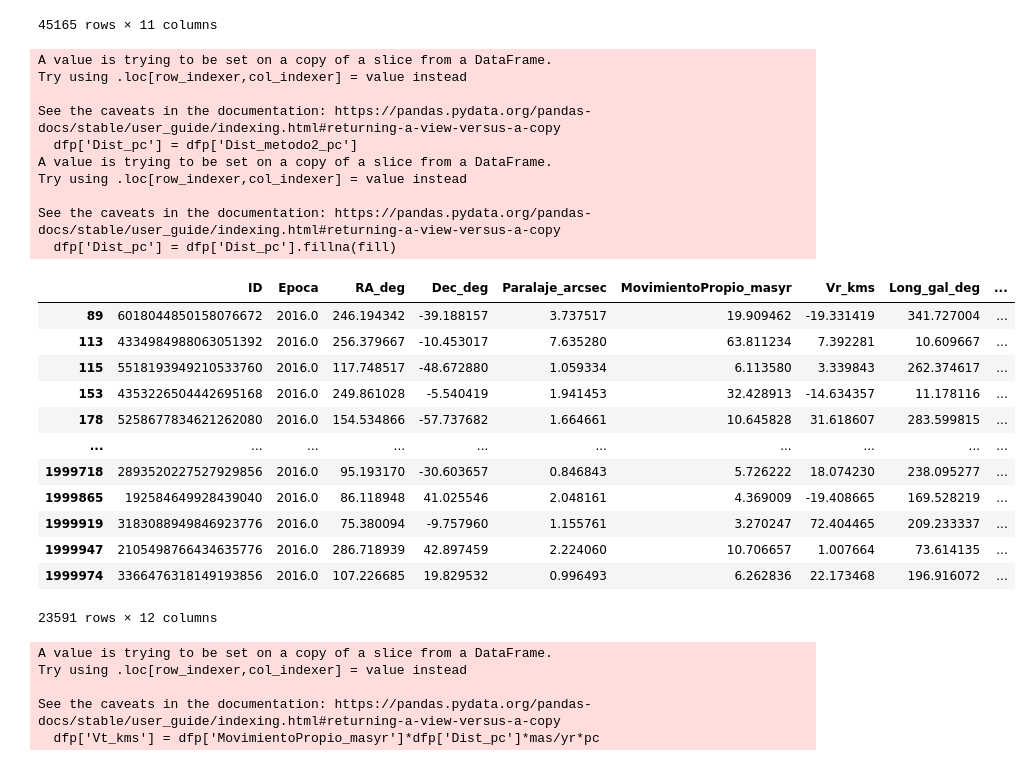
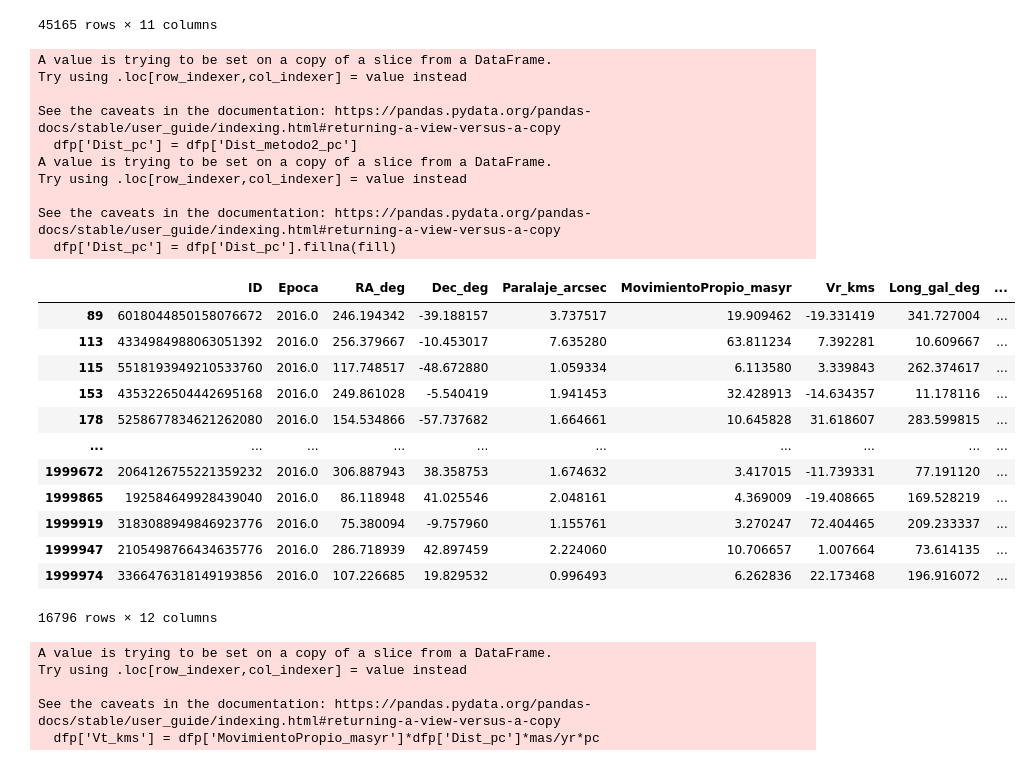
Before and after one commit to SantiagoJulioD/Galaxias, a Jupyter notebook: Parcial practico 2/Galaxias_p2.ipynb, the cells around one changed output. Saved outputs shown, nothing was run; the diff lists cells and outputs as text; code cells hidden in the pictures.

```diff
--- a/Parcial practico 2/Galaxias_p2.ipynb
+++ b/Parcial practico 2/Galaxias_p2.ipynb
@@ -182,33 +180,38 @@ dfp
 | 1999974 | 3366476318149193856 | 2016.0 | 107.226685 | 19.829532 | 0.996493 | 6.262836 | 22.173468 | 196.916072 | ... |
 45165 rows × 11 columns
 # %%
+# escoge el valor de la distancia del Sol a la estrella
+
 dfp['Dist_pc'] = dfp['Dist_metodo2_pc']
 fill = dfp.loc[dfp['Dist_metodo2_pc'].isna(),'Dist_metodo1_pc']
 dfp['Dist_pc'] = dfp['Dist_pc'].fillna(fill)
-dfp = dfp[dfp['Dist_pc']<1500]
+
+# filtra las estrellas en el vecindario solar
+
+dfp = dfp[dfp['Dist_pc']<1000]
 dfp
 # %% [output]
 A value is trying to be set on a copy of a slice from a DataFrame.
 Try using .loc[row_indexer,col_indexer] = value instead
 
 See the caveats in the documentation: https://pandas.pydata.org/pandas-docs/stable/user_guide/indexing.html#returning-a-view-versus-a-copy
   dfp['Dist_pc'] = dfp['Dist_metodo2_pc']
 A value is trying to be set on a copy of a slice from a DataFrame.
 Try using .loc[row_indexer,col_indexer] = value instead
 
 See the caveats in the documentation: https://pandas.pydata.org/pandas-docs/stable/user_guide/indexing.html#returning-a-view-versus-a-copy
   dfp['Dist_pc'] = dfp['Dist_pc'].fillna(fill)
 |  | ID | Epoca | RA_deg | Dec_deg | Paralaje_arcsec | MovimientoPropio_masyr | Vr_kms | Long_gal_deg | ... |
 | 89 | 6018044850158076672 | 2016.0 | 246.194342 | -39.188157 | 3.737517 | 19.909462 | -19.331419 | 341.727004 | ... |
 | 113 | 4334984988063051392 | 2016.0 | 256.379667 | -10.453017 | 7.635280 | 63.811234 | 7.392281 | 10.609667 | ... |
 | 115 | 5518193949210533760 | 2016.0 | 117.748517 | -48.672880 | 1.059334 | 6.113580 | 3.339843 | 262.374617 | ... |
 | 153 | 4353226504442695168 | 2016.0 | 249.861028 | -5.540419 | 1.941453 | 32.428913 | -14.634357 | 11.178116 | ... |
 | 178 | 5258677834621262080 | 2016.0 | 154.534866 | -57.737682 | 1.664661 | 10.645828 | 31.618607 | 283.599815 | ... |
 | ... | ... | ... | ... | ... | ... | ... | ... | ... | ... |
-| 1999718 | 2893520227527929856 | 2016.0 | 95.193170 | -30.603657 | 0.846843 | 5.726222 | 18.074230 | 238.095277 | ... |
+| 1999672 | 2064126755221359232 | 2016.0 | 306.887943 | 38.358753 | 1.674632 | 3.417015 | -11.739331 | 77.191120 | ... |
 | 1999865 | 192584649928439040 | 2016.0 | 86.118948 | 41.025546 | 2.048161 | 4.369009 | -19.408665 | 169.528219 | ... |
 | 1999919 | 3183088949846923776 | 2016.0 | 75.380094 | -9.757960 | 1.155761 | 3.270247 | 72.404465 | 209.233337 | ... |
 | 1999947 | 2105498766434635776 | 2016.0 | 286.718939 | 42.897459 | 2.224060 | 10.706657 | 1.007664 | 73.614135 | ... |
 | 1999974 | 3366476318149193856 | 2016.0 | 107.226685 | 19.829532 | 0.996493 | 6.262836 | 22.173468 | 196.916072 | ... |
-23591 rows × 12 columns
+16796 rows × 12 columns
 # %%
```
Also changed, not shown: parts of 36 cells of this notebook, 16 other files.
